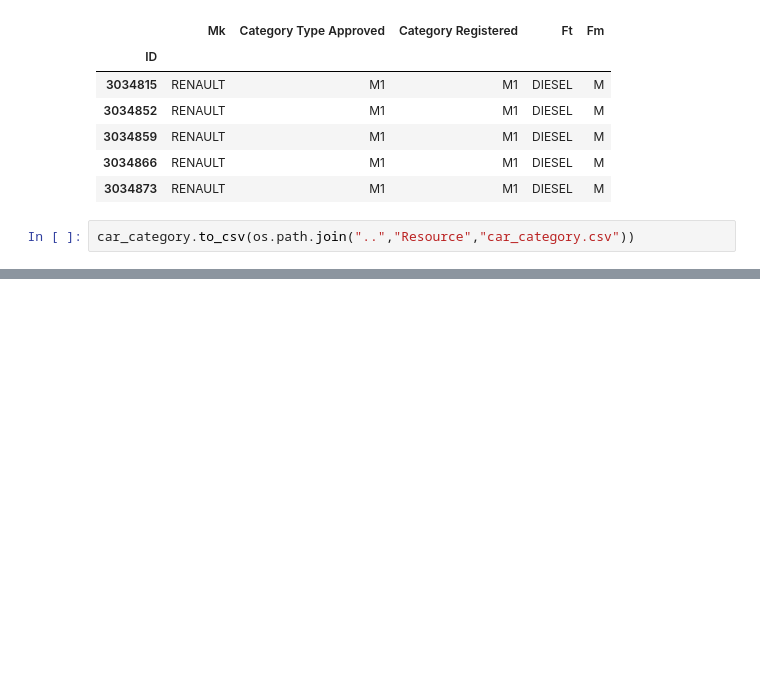
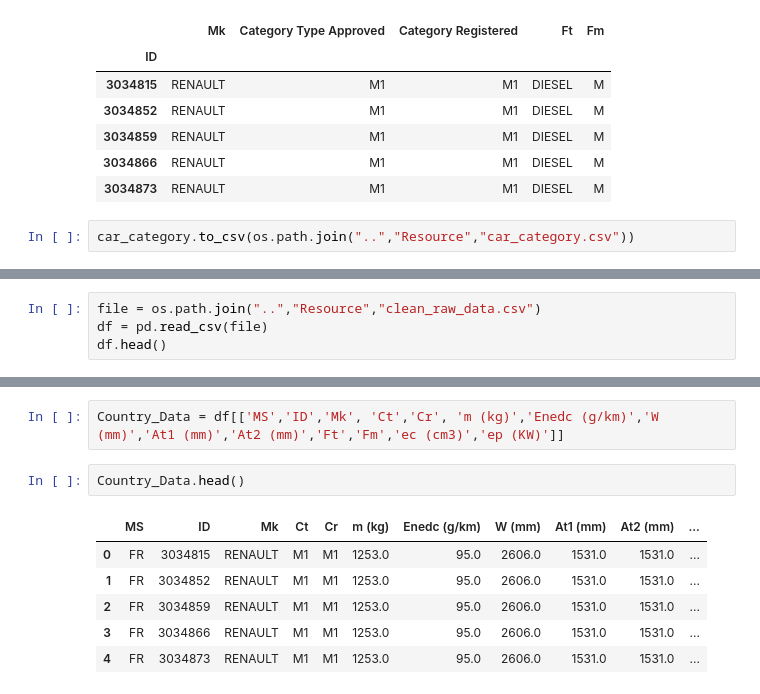
Before and after one commit to two-suns/CO2_Emissions_Estimator, a Jupyter notebook: Clean & Prep & Create/db_tables.ipynb, the cells around one changed output, grey strips where cells are left out. Saved outputs shown, nothing was run; the diff lists cells and outputs as text; blank space fills up the shorter version.

```diff
--- a/Clean & Prep & Create/db_tables.ipynb
+++ b/Clean & Prep & Create/db_tables.ipynb
@@ -103,0 +102,4 @@ car_category.to_csv(os.path.join("..","Resource","car_category.csv"))
+# %%
+file = os.path.join("..","Resource","clean_raw_data.csv")
+df = pd.read_csv(file)
+df.head()
@@ -103,0 +114,11 @@ car_category.to_csv(os.path.join("..","Resource","car_category.csv"))
+# %%
+Country_Data = df[['MS','ID','Mk', 'Ct','Cr', 'm (kg)','Enedc (g/km)','W (mm)','At1 (mm)','At2 (mm)','Ft','Fm','ec (cm3)','ep (KW)']]
+# %%
+Country_Data.head()
+# %% [output]
+|  | MS | ID | Mk | Ct | Cr | m (kg) | Enedc (g/km) | W (mm) | At1 (mm) | At2 (mm) | ... |
+| 0 | FR | 3034815 | RENAULT | M1 | M1 | 1253.0 | 95.0 | 2606.0 | 1531.0 | 1531.0 | ... |
+| 1 | FR | 3034852 | RENAULT | M1 | M1 | 1253.0 | 95.0 | 2606.0 | 1531.0 | 1531.0 | ... |
+| 2 | FR | 3034859 | RENAULT | M1 | M1 | 1253.0 | 95.0 | 2606.0 | 1531.0 | 1531.0 | ... |
+| 3 | FR | 3034866 | RENAULT | M1 | M1 | 1253.0 | 95.0 | 2606.0 | 1531.0 | 1531.0 | ... |
+| 4 | FR | 3034873 | RENAULT | M1 | M1 | 1253.0 | 95.0 | 2606.0 | 1531.0 | 1531.0 | ... |
```
Also changed, not shown: parts of 7 cells of this notebook, 1 other file.
